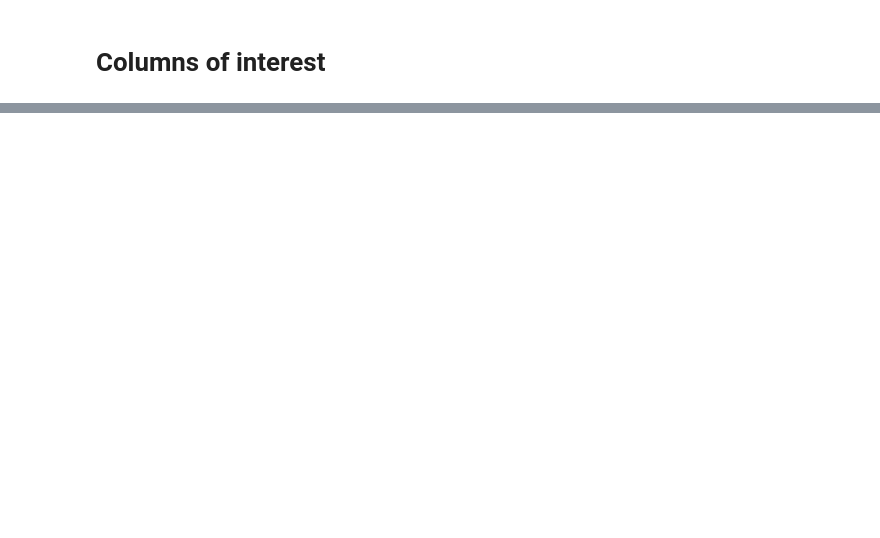
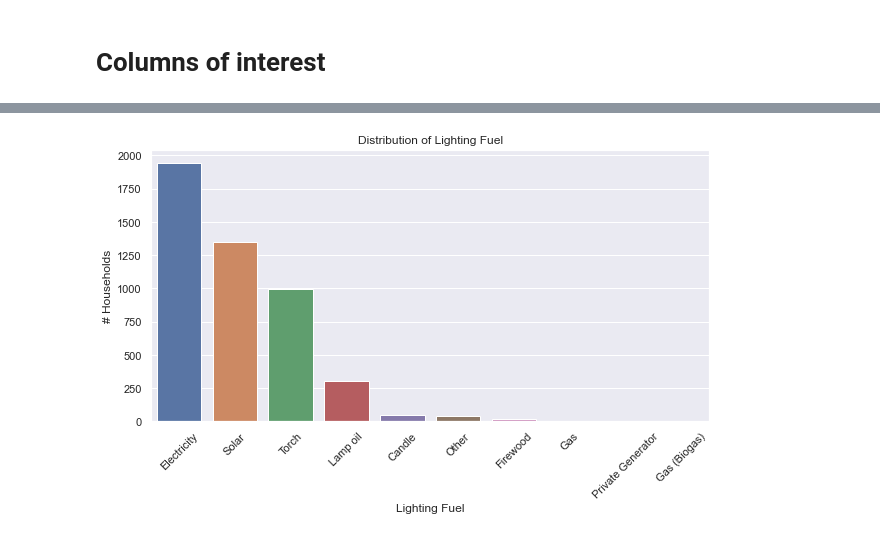
Before and after one commit to whitehackr/solar_tz, a Jupyter notebook: data_and_analysis/survey_review.ipynb, the cells around one changed output, grey strips where cells are left out. Cells and saved outputs as stored; diff of their text form; code cells hidden in the pictures; blank space fills up the shorter version.

```diff
--- a/data_and_analysis/survey_review.ipynb
+++ b/data_and_analysis/survey_review.ipynb
@@ -85,0 +221,11 @@ hh_merged
+# %%
+# Plot the distribution of Lighting fuel
+plt.figure(figsize=(10, 5))
+sns.barplot(x=lighting_fuel_counts.index, y=lighting_fuel_counts.values)
+plt.title('Distribution of Lighting Fuel')
+plt.xticks(rotation=45)
+plt.xlabel('Lighting Fuel')
+plt.ylabel('# Households')
+plt.show()
+# %% [output]
+[figure, added]
```
Also changed, not shown: parts of 24 cells of this notebook.
